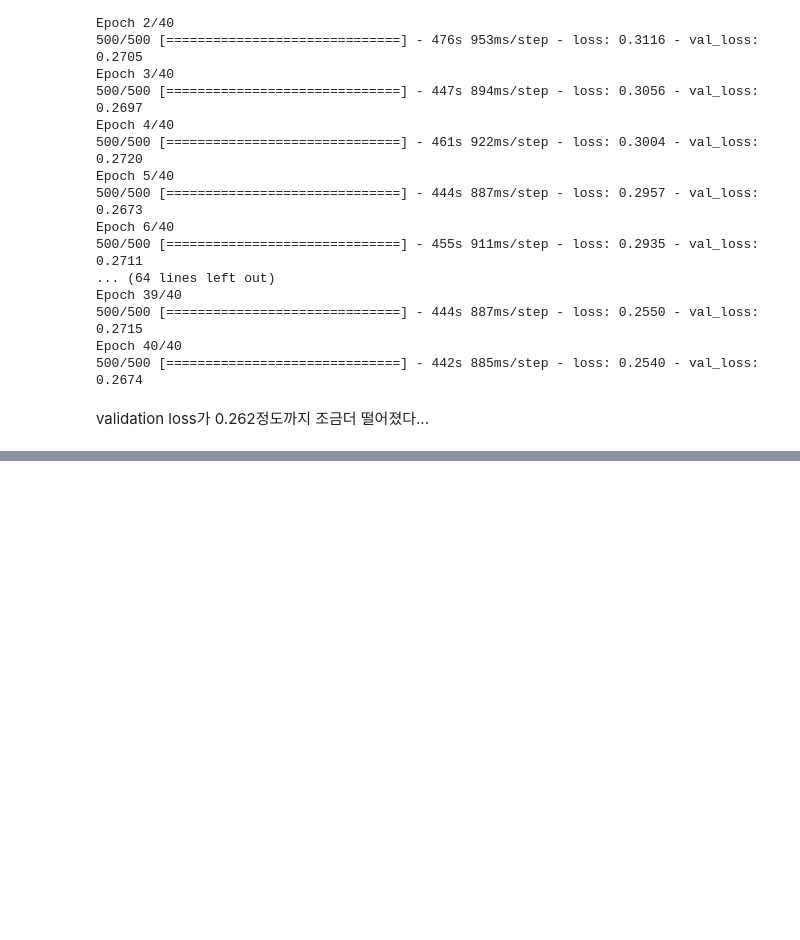
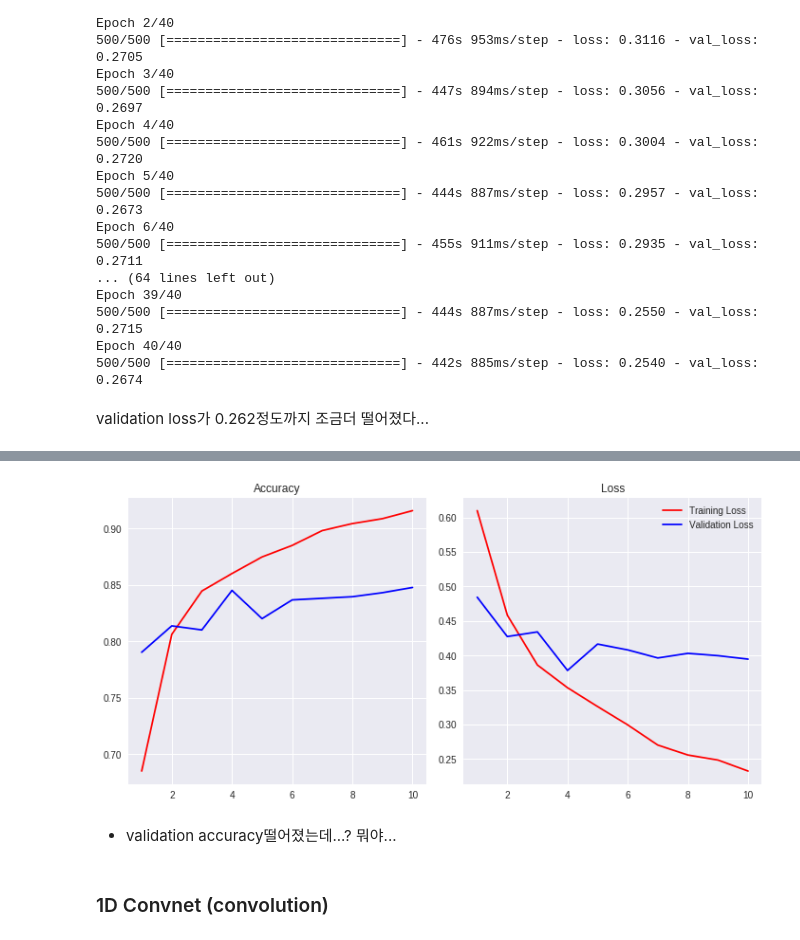
Before and after one commit to Junhojuno/keras-tutorial, a Jupyter notebook: 06_RNN_Advanced.ipynb, the cells around one changed output, grey strips where cells are left out. Drawn from its saved outputs; the diff is of its cells as text; code cells hidden in the pictures; blank space fills up the shorter version.

```diff
--- a/06_RNN_Advanced.ipynb
+++ b/06_RNN_Advanced.ipynb
@@ -459,0 +548,11 @@ validation loss가 0.262정도까지 조금더 떨어졌다...
+# %%
+model = Sequential()
+model.add(Embedding(max_features, 32))
+model.add(Bidirectional(layer=LSTM(32, dropout=0.2, recurrent_dropout=0.2)))
+model.add(Dense(1, activation='sigmoid'))
+
+model.summary()
+
+model.compile(optimizer='rmsprop', loss='binary_crossentropy', metrics=['acc'])
+
+hist = model.fit(x=x_train, y=y_train, batch_size=128, epochs=10, validation_split=0.2)
@@ -459,0 +577,25 @@ validation loss가 0.262정도까지 조금더 떨어졌다...
+# %%
+import matplotlib.pyplot as plt
+
+epochs = range(1, len(hist.history['loss']) + 1)
+
+plt.figure(figsize=(10,5))
+
+plt.subplot(1,2,1)
+plt.plot(epochs, hist.history['acc'], 'r-', label="Training Accuracy")
+plt.plot(epochs, hist.history['val_acc'], 'b-', label='Validation Accuracy')
+plt.title("Accuracy")
+
+plt.subplot(1,2,2)
+plt.plot(epochs, hist.history['loss'], 'r-', label="Training Loss")
+plt.plot(epochs, hist.history['val_loss'], 'b-', label='Validation Loss')
+plt.title("Loss")
+plt.legend()
+plt.tight_layout()
+plt.show()
+# %% [output]
+[figure, added]
+# %% [markdown]
+- validation accuracy떨어졌는데...? 뭐야...
+# %% [markdown]
+### 1D Convnet (convolution)
```
Also changed, not shown: parts of 10 cells of this notebook.
